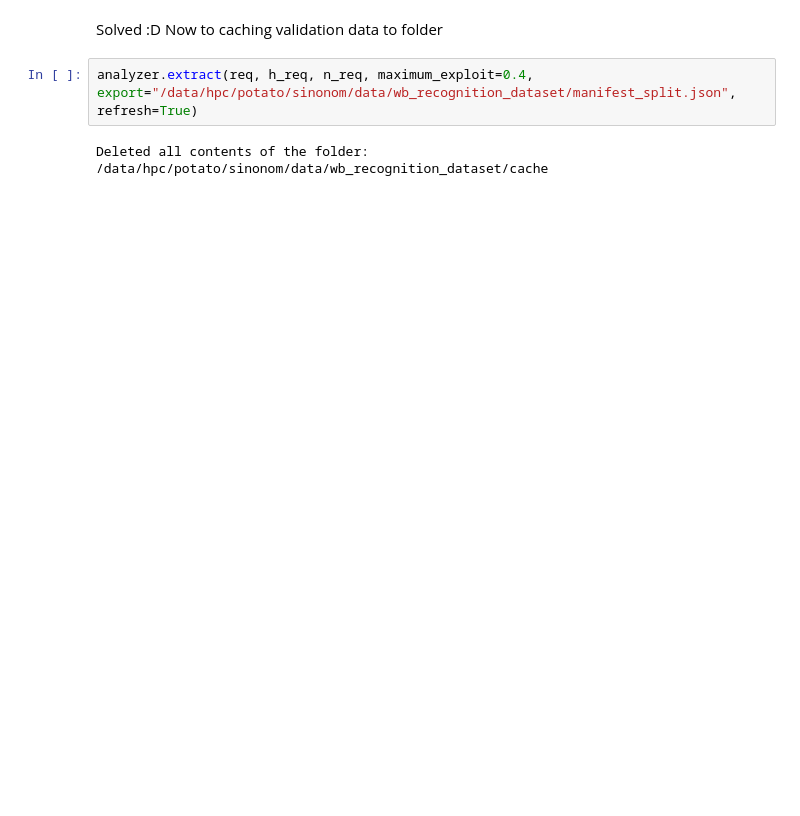
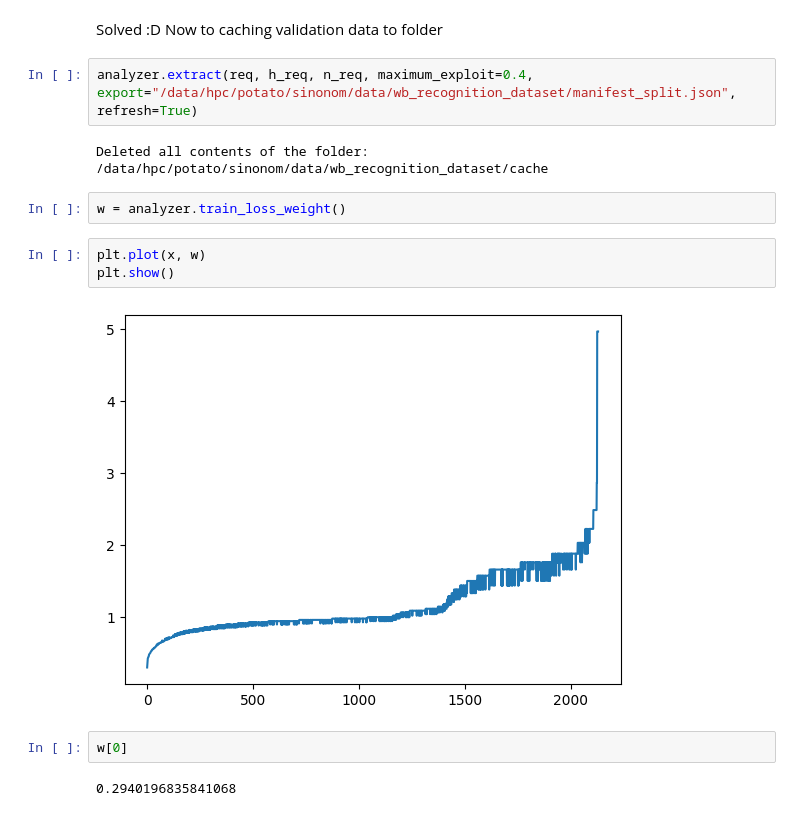
Before and after one commit to OwOIamNoob/SinoNom, a Jupyter notebook: src/data/components/test.ipynb, the cells around one changed output. Saved outputs shown, nothing was run; the diff lists cells and outputs as text; blank space fills up the shorter version.

```diff
--- a/src/data/components/test.ipynb
+++ b/src/data/components/test.ipynb
@@ -153,3 +163,14 @@ Solved :D Now to caching validation data to folder
 analyzer.extract(req, h_req, n_req, maximum_exploit=0.4, export="/data/hpc/potato/sinonom/data/wb_recognition_dataset/manifest_split.json", refresh=True)
 # %% [output]
 Deleted all contents of the folder: /data/hpc/potato/sinonom/data/wb_recognition_dataset/cache
+# %%
+w = analyzer.train_loss_weight()
+# %%
+plt.plot(x, w)
+plt.show()
+# %% [output]
+[figure, added]
+# %%
+w[0]
+# %% [output]
+0.2940196835841068
```
Also changed, not shown: parts of 11 cells of this notebook, 1 other file.
